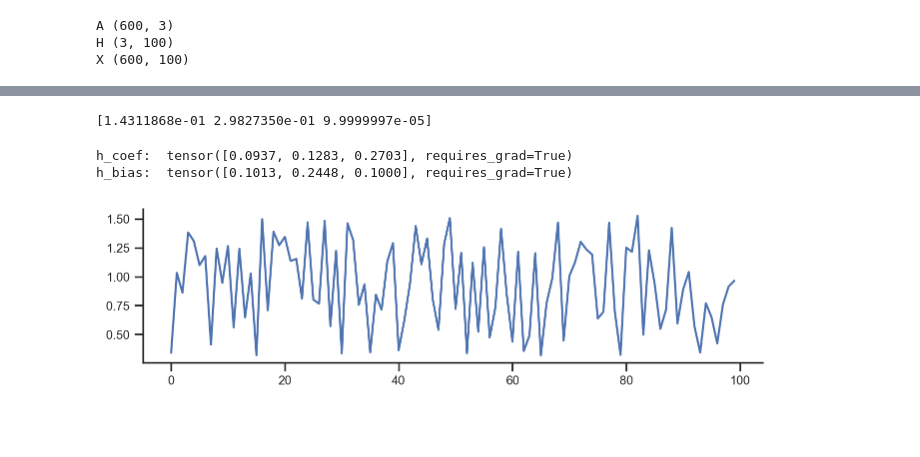
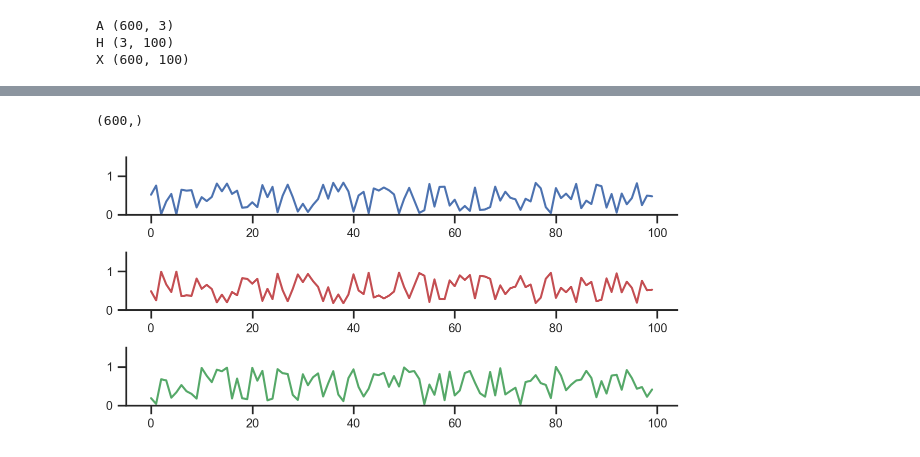
Before and after one commit to AllenInstitute/sourcesep, a Jupyter notebook: notebooks/33_nmf_torch.ipynb, the cells around one changed output, grey strips where cells are left out. Drawn from its saved outputs; the diff is of its cells as text; code cells hidden in the pictures; blank space fills up the shorter version.

```diff
--- a/notebooks/33_nmf_torch.ipynb
+++ b/notebooks/33_nmf_torch.ipynb
@@ -172,15 +77,4 @@ Loss: 1.3180534839630127
-# %%
-print(b_coef.detach().numpy())
-# %% [output]
-[1.4311868e-01 2.9827350e-01 9.9999997e-05]
-# %%
-x = h_init_ab.detach().numpy()
-f, ax = plt.subplots(1, 1, figsize=(8, 2))
-ax.plot(x.ravel())
-
-print('h_coef: ', h_coef)
-print('h_bias: ', h_bias)
-# %% [output]
-h_coef:  tensor([0.0937, 0.1283, 0.2703], requires_grad=True)
-h_bias:  tensor([0.1013, 0.2448, 0.1000], requires_grad=True)
-[figure, removed]
+# %%
+A[:,0].shape
+# %% [output]
+(600,)
@@ -186,0 +121,11 @@ h_bias:  tensor([0.1013, 0.2448, 0.1000], requires_grad=True)
+# %%
+f, ax = plt.subplots(3, 1, figsize=(6,3))
+ax[0].plot(np.ravel(h01.detach().numpy()),c='b')
+ax[1].plot(np.ravel(1-h01.detach().numpy()), c='r')
+ax[2].plot(np.ravel(h2.detach().numpy()), c='g')
+for ax in ax:
+    ax.set(ylim=(0,1.5))
+plt.tight_layout()
+plt.show()
+# %% [output]
+[figure, added]
```
Also changed, not shown: parts of 12 cells of this notebook.
